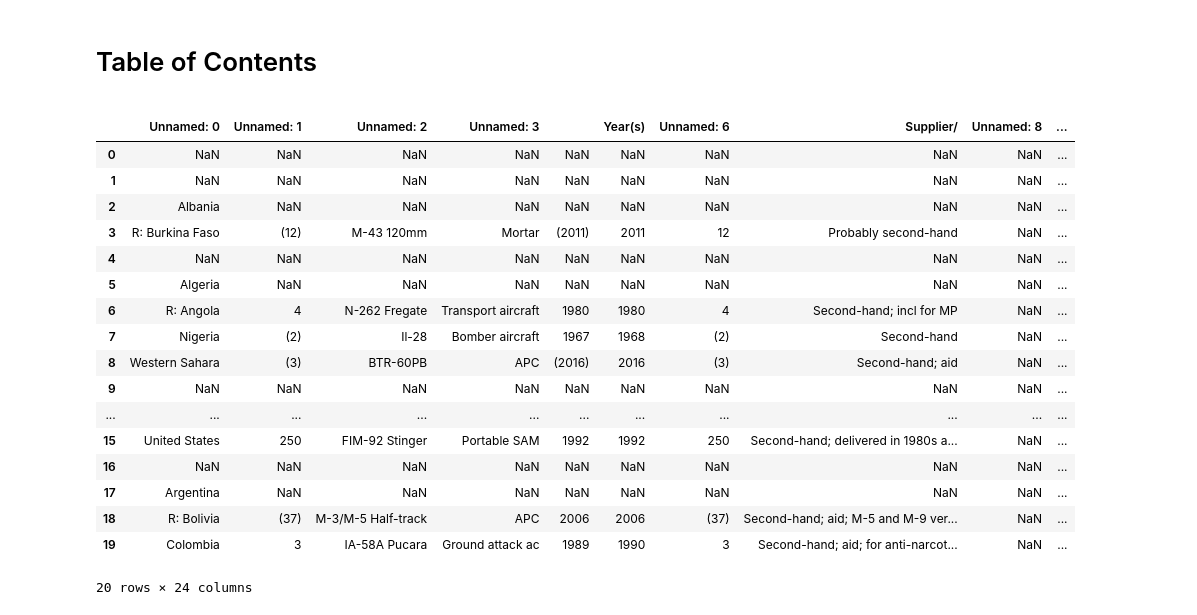
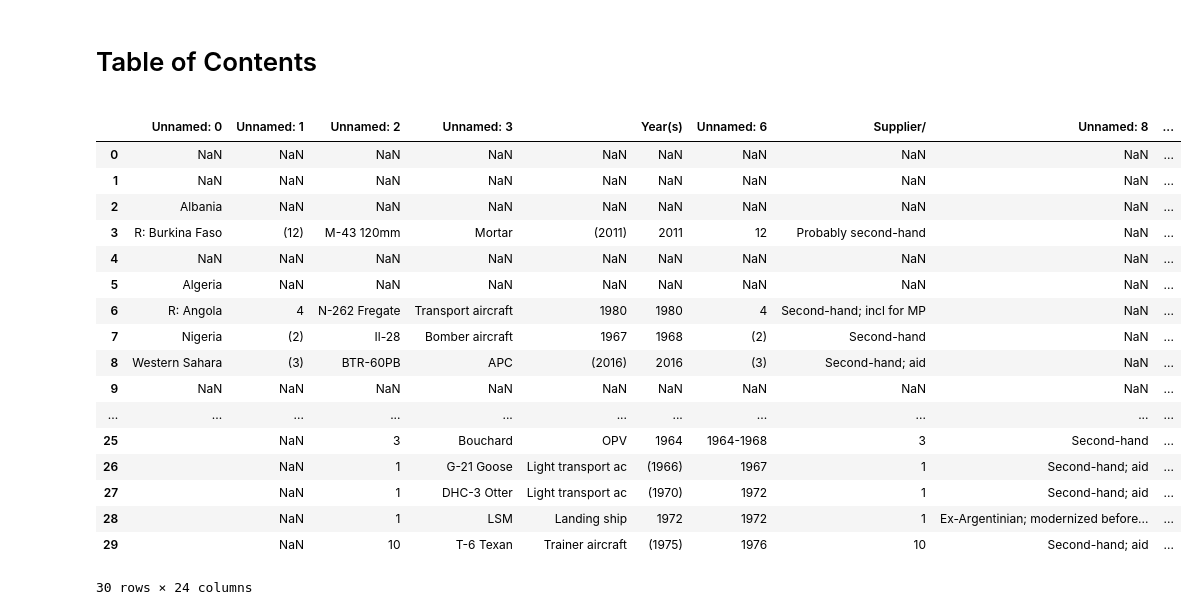
Before and after one commit to MichaelBurak/arms-trade-analysis, a Jupyter notebook: sipri-trades.ipynb, the cells around one changed output. Drawn from its saved outputs; the diff is of its cells as text; code cells hidden in the pictures.

```diff
--- a/sipri-trades.ipynb
+++ b/sipri-trades.ipynb
@@ -9,23 +9,23 @@ import numpy as np
 # %%
 df = pd.read_csv('Trade-Register-1950-2019-suppliers copy.txt',delimiter= "\t", index_col=False)
 
-df.head(20)
+df.head(30)
 # %% [output]
 |  | Unnamed: 0 | Unnamed: 1 | Unnamed: 2 | Unnamed: 3 |  | Year(s) | Unnamed: 6 | Supplier/ | Unnamed: 8 | ... |
 | 0 | NaN | NaN | NaN | NaN | NaN | NaN | NaN | NaN | NaN | ... |
 | 1 | NaN | NaN | NaN | NaN | NaN | NaN | NaN | NaN | NaN | ... |
 | 2 | Albania | NaN | NaN | NaN | NaN | NaN | NaN | NaN | NaN | ... |
 | 3 | R: Burkina Faso | (12) | M-43 120mm | Mortar | (2011) | 2011 | 12 | Probably second-hand | NaN | ... |
 | 4 | NaN | NaN | NaN | NaN | NaN | NaN | NaN | NaN | NaN | ... |
 | 5 | Algeria | NaN | NaN | NaN | NaN | NaN | NaN | NaN | NaN | ... |
 | 6 | R: Angola | 4 | N-262 Fregate | Transport aircraft | 1980 | 1980 | 4 | Second-hand; incl for MP | NaN | ... |
 | 7 | Nigeria | (2) | Il-28 | Bomber aircraft | 1967 | 1968 | (2) | Second-hand | NaN | ... |
 | 8 | Western Sahara | (3) | BTR-60PB | APC | (2016) | 2016 | (3) | Second-hand; aid | NaN | ... |
 | 9 | NaN | NaN | NaN | NaN | NaN | NaN | NaN | NaN | NaN | ... |
 | ... | ... | ... | ... | ... | ... | ... | ... | ... | ... | ... |
-| 15 | United States | 250 | FIM-92 Stinger | Portable SAM | 1992 | 1992 | 250 | Second-hand; delivered in 1980s a... | NaN | ... |
-| 16 | NaN | NaN | NaN | NaN | NaN | NaN | NaN | NaN | NaN | ... |
-| 17 | Argentina | NaN | NaN | NaN | NaN | NaN | NaN | NaN | NaN | ... |
-| 18 | R: Bolivia | (37) | M-3/M-5 Half-track | APC | 2006 | 2006 | (37) | Second-hand; aid; M-5 and M-9 ver... | NaN | ... |
-| 19 | Colombia | 3 | IA-58A Pucara | Ground attack ac | 1989 | 1990 | 3 | Second-hand; aid; for anti-narcot... | NaN | ... |
+| 25 |  | NaN | 3 | Bouchard | OPV | 1964 | 1964-1968 | 3 | Second-hand | ... |
+| 26 |  | NaN | 1 | G-21 Goose | Light transport ac | (1966) | 1967 | 1 | Second-hand; aid | ... |
+| 27 |  | NaN | 1 | DHC-3 Otter | Light transport ac | (1970) | 1972 | 1 | Second-hand; aid | ... |
+| 28 |  | NaN | 1 | LSM | Landing ship | 1972 | 1972 | 1 | Ex-Argentinian; modernized before... | ... |
+| 29 |  | NaN | 10 | T-6 Texan | Trainer aircraft | (1975) | 1976 | 10 | Second-hand; aid | ... |
-20 rows × 24 columns
+30 rows × 24 columns
```
Also changed, not shown: parts of 41 cells of this notebook, 1 other file.
